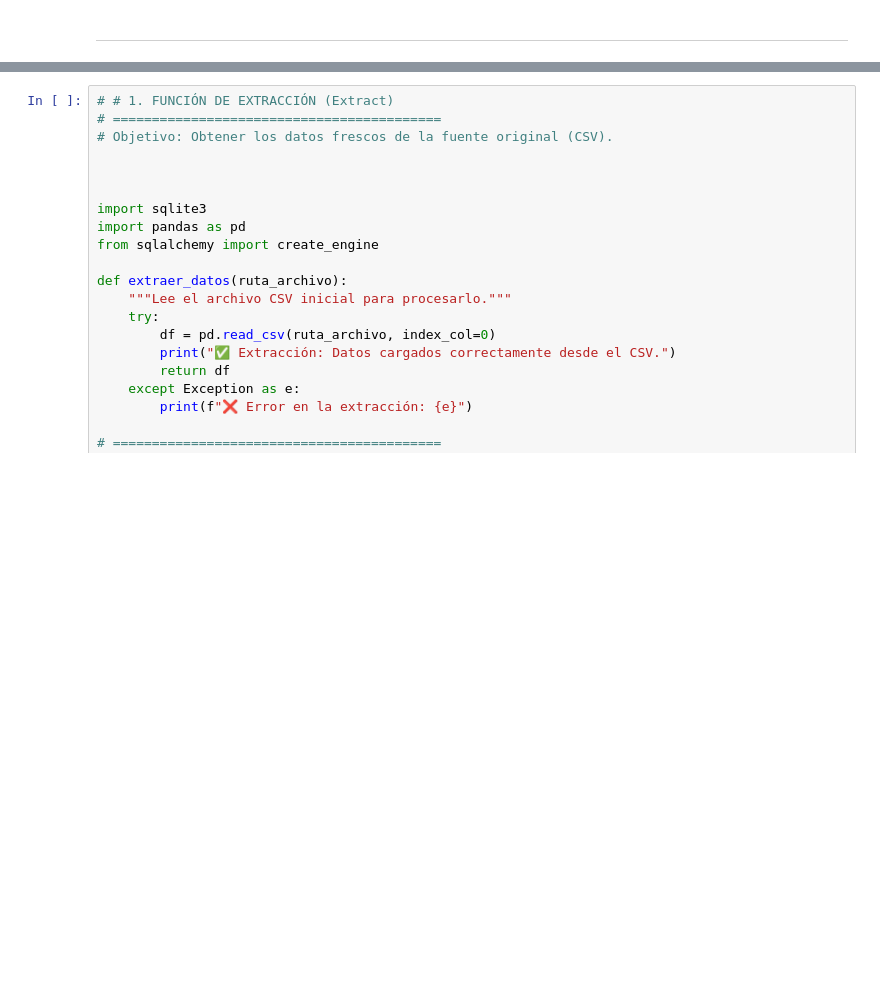
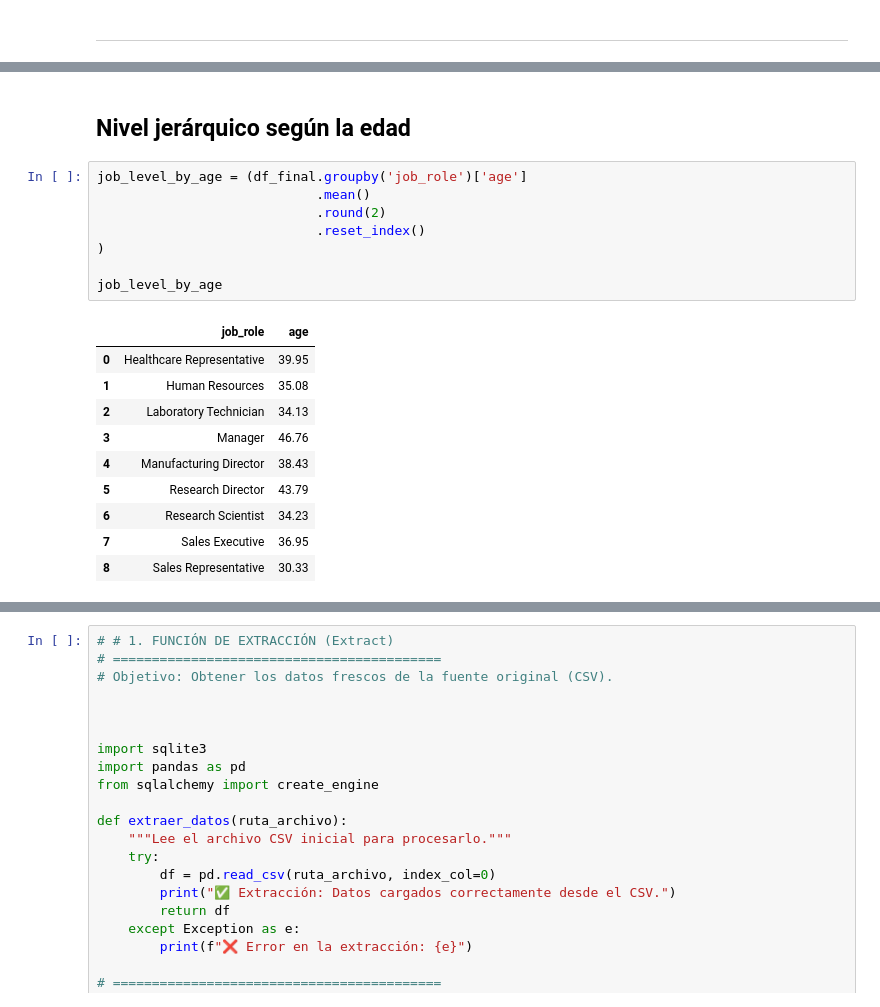
Before and after one commit to PatriciaAnaya/project-da-promo-59-modulo-3-team-3, a Jupyter notebook: optimizacion-de-talento.ipynb, the cells around one changed output, grey strips where cells are left out. Saved outputs shown, nothing was run; the diff lists cells and outputs as text; blank space fills up the shorter version.

```diff
--- a/optimizacion-de-talento.ipynb
+++ b/optimizacion-de-talento.ipynb
@@ -1228,0 +1278,21 @@ Captación de Talento Local: Para nuevas contrataciones de niveles jerárquicos
+# %% [markdown]
+## Nivel jerárquico según la edad
+# %%
+job_level_by_age = (df_final.groupby('job_role')['age']
+                            .mean()
+                            .round(2)
+                            .reset_index()
+)
+
+job_level_by_age
+# %% [output]
+|  | job_role | age |
+| 0 | Healthcare Representative | 39.95 |
+| 1 | Human Resources | 35.08 |
+| 2 | Laboratory Technician | 34.13 |
+| 3 | Manager | 46.76 |
+| 4 | Manufacturing Director | 38.43 |
+| 5 | Research Director | 43.79 |
+| 6 | Research Scientist | 34.23 |
+| 7 | Sales Executive | 36.95 |
+| 8 | Sales Representative | 30.33 |
```
Also changed, not shown: parts of 22 cells of this notebook, 1 other file.
